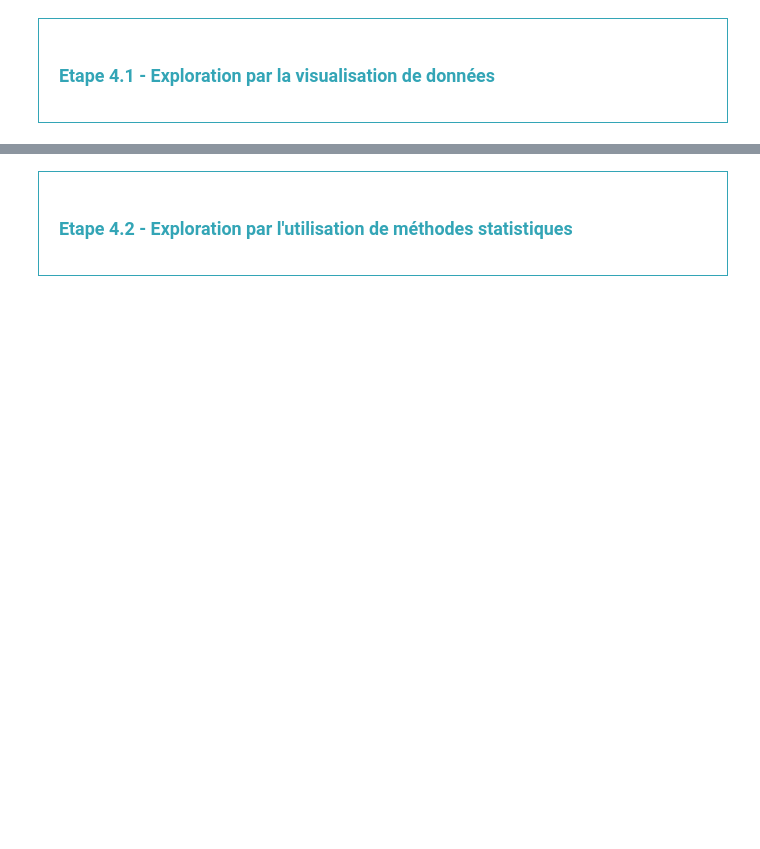
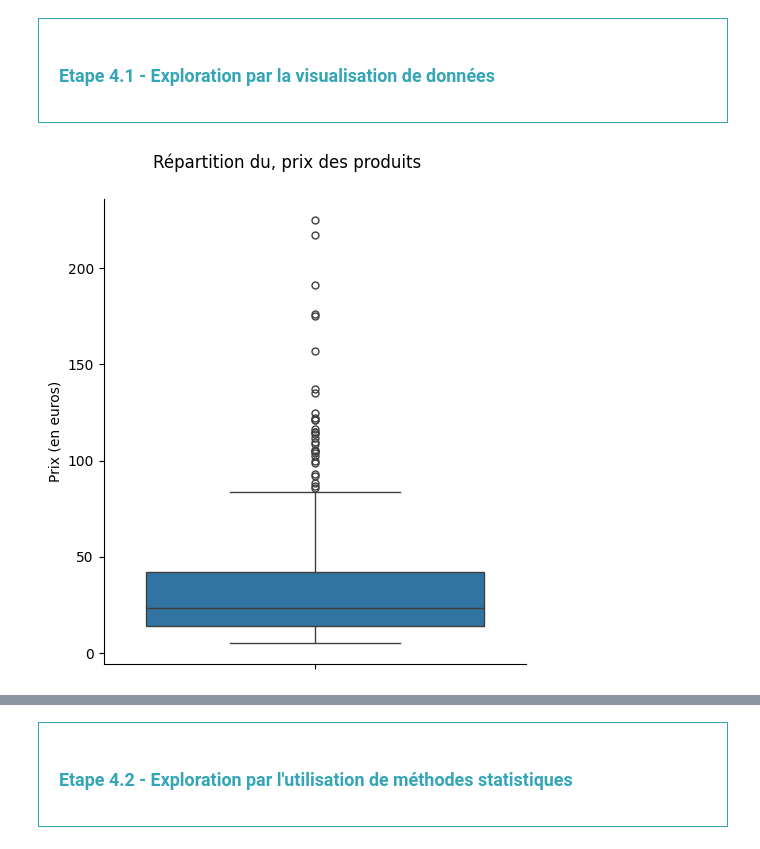
Before and after one commit to Nasus-Stackman/Data_projet6, a Jupyter notebook: projet6_open.ipynb, the cells around one changed output, grey strips where cells are left out. Drawn from its saved outputs; the diff is of its cells as text; code cells hidden in the pictures; blank space fills up the shorter version.

```diff
--- a/projet6_open.ipynb
+++ b/projet6_open.ipynb
@@ -602,0 +810,5 @@ df_liaison[doublons_liaison_web]
+# %%
+#Je supprimes les mauvaises clés
+df_liaison.drop([822, 823], inplace=True)
+doublons_liaison_web = df_liaison.duplicated("id_web", keep=False)
+df_liaison[doublons_liaison_web]
@@ -610,3 +838,5 @@ df_liaison[doublons_liaison_web]
 </div>
 # %%
 #Fusion des fichiers df_erp et df_liaison
+df_merge= df_liaison.merge(df_erp, on='product_id', how='left')
+df_merge
@@ -620,0 +884,6 @@ df_liaison[doublons_liaison_web]
+# %%
+#Fusionner les datasets df_merge et df_web
+df_web_filtered.loc[:, 'sku'] = df_web_filtered['sku'].astype(int)
+df_merge.loc[:, 'id_web'] = df_merge['id_web'].astype(int)
+df_merge2 = df_merge.merge(df_web_filtered, how='left', left_on='id_web', right_on='sku')
+df_merge2.head()
@@ -622,0 +927,5 @@ df_liaison[doublons_liaison_web]
+# %%
+#Comme toutes les données invalides ont un clé "sku", je supprime les 'sku' NAN
+donnees_valides = ~df_merge2['sku'].isna()
+df_data = df_merge2[donnees_valides].copy()
+df_data.isna().sum()
@@ -630,5 +967,11 @@ df_liaison[doublons_liaison_web]
 </div>
 # %%
 #Création d'une boîte à moustache de la répartition des prix grâce à Pandas
+g = sns.catplot(data=df_data, y='price', kind='box')
+g.fig.suptitle("Répartition du, prix des produits", y=1.06)
+g.set(ylabel ="Prix (en euros)")
+plt.show()
+# %% [output]
+[figure, added]
 # %%
 #Autre méthode avec plotly express
```
Also changed, not shown: parts of 106 cells of this notebook.
